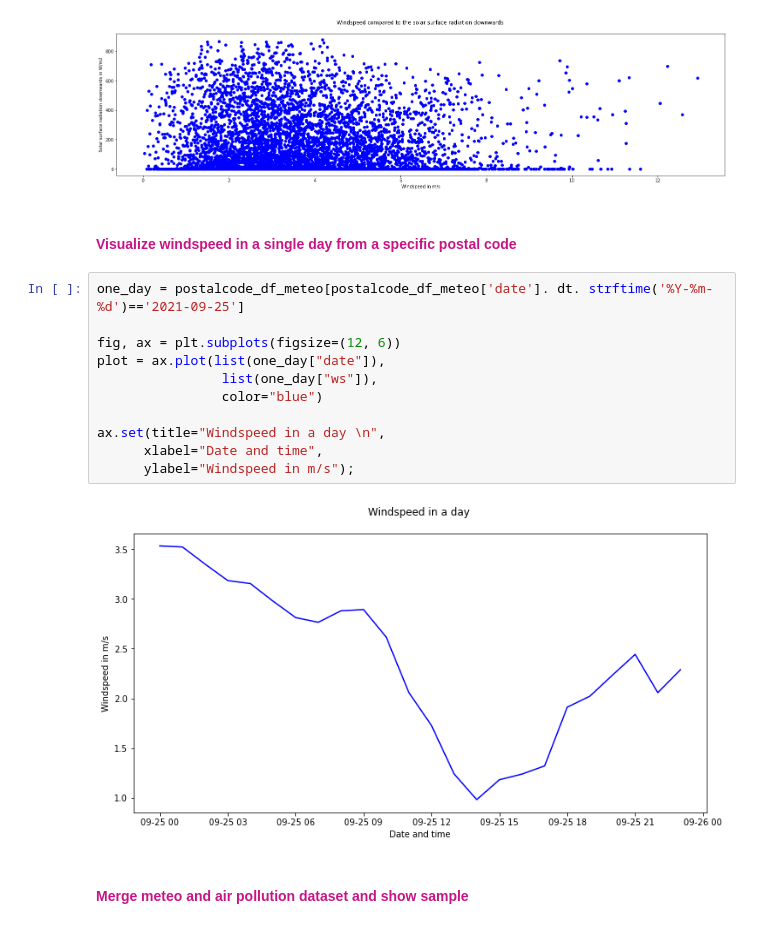
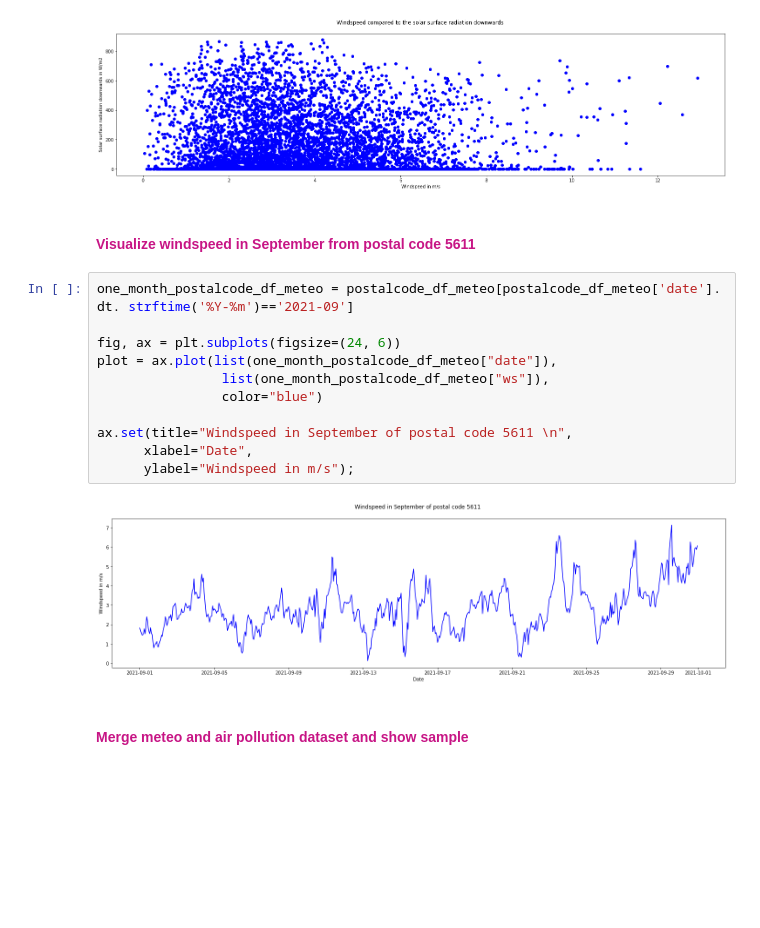
Before and after one commit to rawan-a-d/Air-Quality-Prediction, a Jupyter notebook: meteo-notebook.ipynb, the cells around one changed output. Cells and saved outputs as stored; diff of their text form; blank space fills up the shorter version.

Commit message:
Expanded windspeed datapoints to a month

```diff
--- a/meteo-notebook.ipynb
+++ b/meteo-notebook.ipynb
@@ -189,20 +189,20 @@ ax.set(title="Windspeed compared to the solar surface radiation downwards \n",
 # %% [output]
 [figure]
 # %% [markdown]
-<h4><font color=mediumvioletred>Visualize windspeed in a single day from a specific postal code</font></h4>
+<h4><font color=mediumvioletred>Visualize windspeed in September from postal code 5611</font></h4>
 # %%
-one_day = postalcode_df_meteo[postalcode_df_meteo['date']. dt. strftime('%Y-%m-%d')=='2021-09-25']
+one_month_postalcode_df_meteo = postalcode_df_meteo[postalcode_df_meteo['date']. dt. strftime('%Y-%m')=='2021-09']
 
-fig, ax = plt.subplots(figsize=(12, 6))
-plot = ax.plot(list(one_day["date"]),
-                list(one_day["ws"]),
+fig, ax = plt.subplots(figsize=(24, 6))
+plot = ax.plot(list(one_month_postalcode_df_meteo["date"]),
+                list(one_month_postalcode_df_meteo["ws"]),
                 color="blue")
 
-ax.set(title="Windspeed in a day \n",
-      xlabel="Date and time",
+ax.set(title="Windspeed in September of postal code 5611 \n",
+      xlabel="Date",
       ylabel="Windspeed in m/s");
 # %% [output]
-[figure, old version]
+[figure, new version]
 # %% [markdown]
 <h4><font color=mediumvioletred>Merge meteo and air pollution dataset and show sample</font></h4>
 # %%
```
Also changed, not shown: parts of 8 cells of this notebook.
